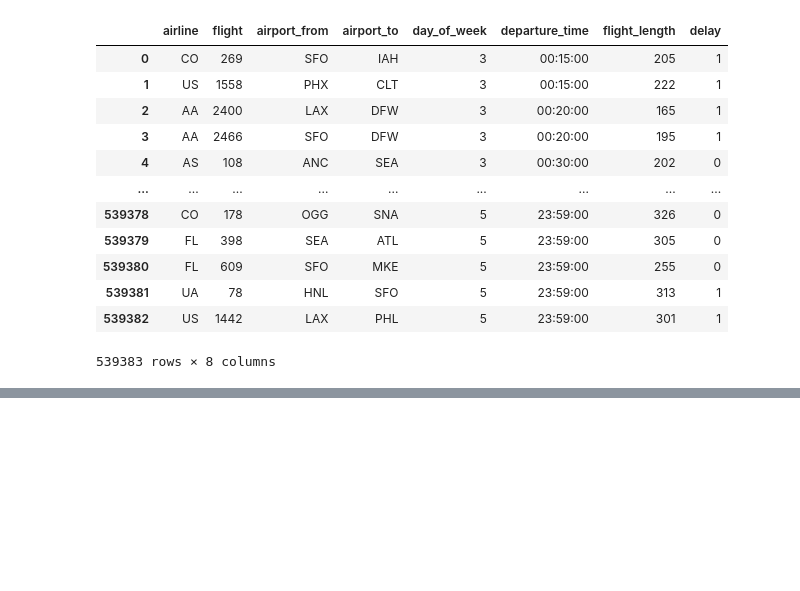
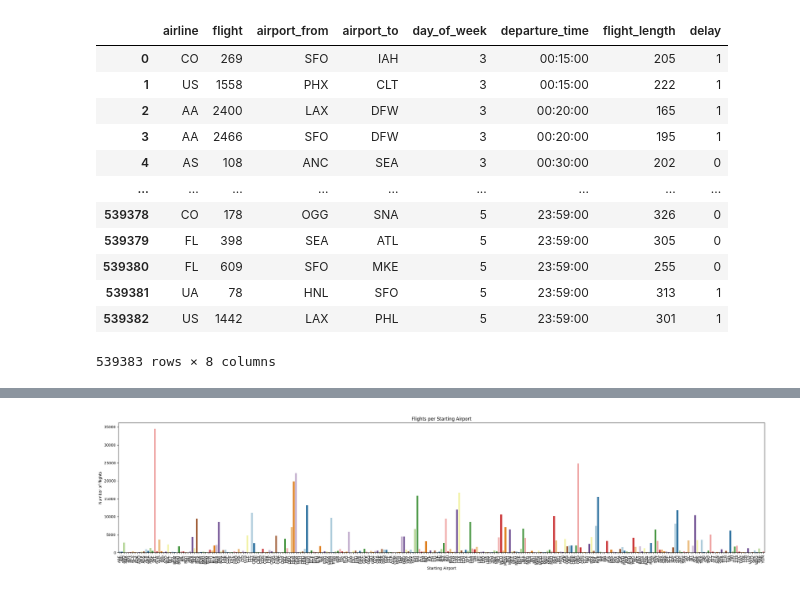
Before and after one commit to GuiMacc/final_bootcamp_project, a Jupyter notebook: Notebooks/eda.ipynb, the cells around one changed output, grey strips where cells are left out. Drawn from its saved outputs; the diff is of its cells as text; code cells hidden in the pictures; blank space fills up the shorter version.

```diff
--- a/Notebooks/eda.ipynb
+++ b/Notebooks/eda.ipynb
@@ -48,0 +93,3 @@ clean.groupby(['airline', 'delay']).agg({'delay':'count'})
+# %%
+air_from = clean.groupby(['airport_from']).agg({'flight':'count'}).reset_index()
+air_to = clean.groupby(['airport_to']).agg({'flight':'count'}).reset_index()
@@ -48,0 +127,12 @@ clean.groupby(['airline', 'delay']).agg({'delay':'count'})
+# %%
+fig,ax = plt.subplots(figsize=(25,6))
+
+af = sns.barplot(data=air_from, x='airport_from', y='flight', palette=sns.color_palette('Paired'))
+
+af.set(ylabel='Number of flights', xlabel='Starting Airport', title='Flights per Starting Airport')
+af.tick_params(axis='x', rotation=90)
+
+plt.tight_layout()
+plt.show()
+# %% [output]
+[figure, added]
```
Also changed, not shown: parts of 14 cells of this notebook, 1 other file.
